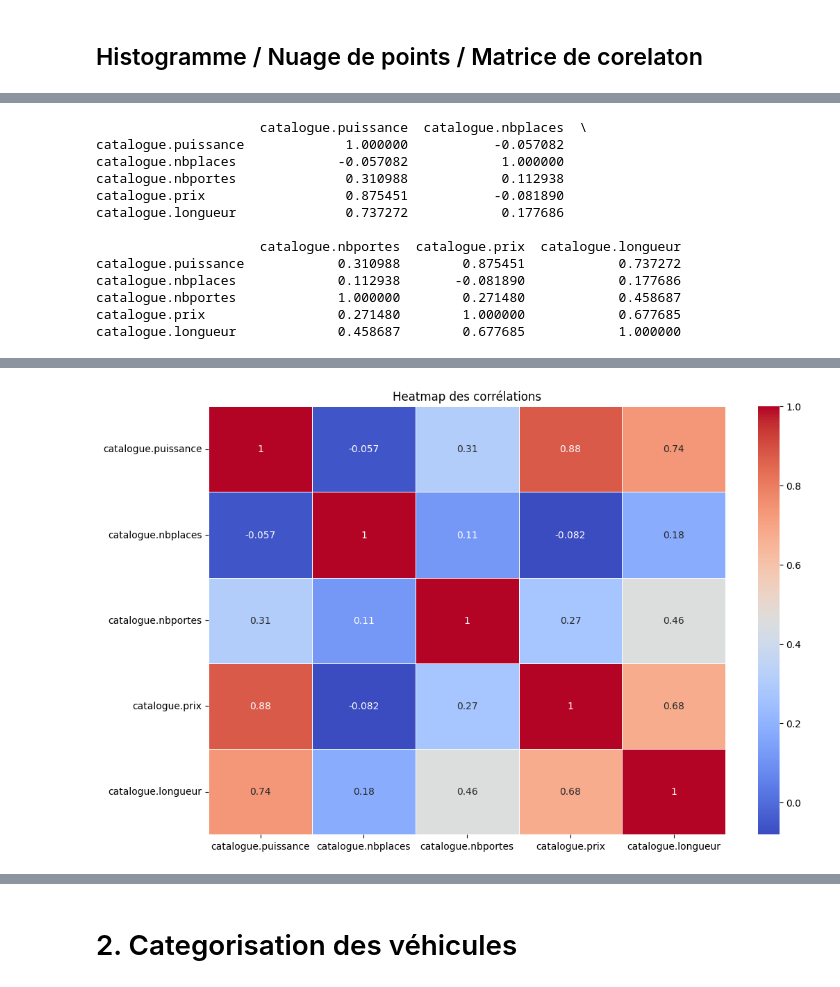
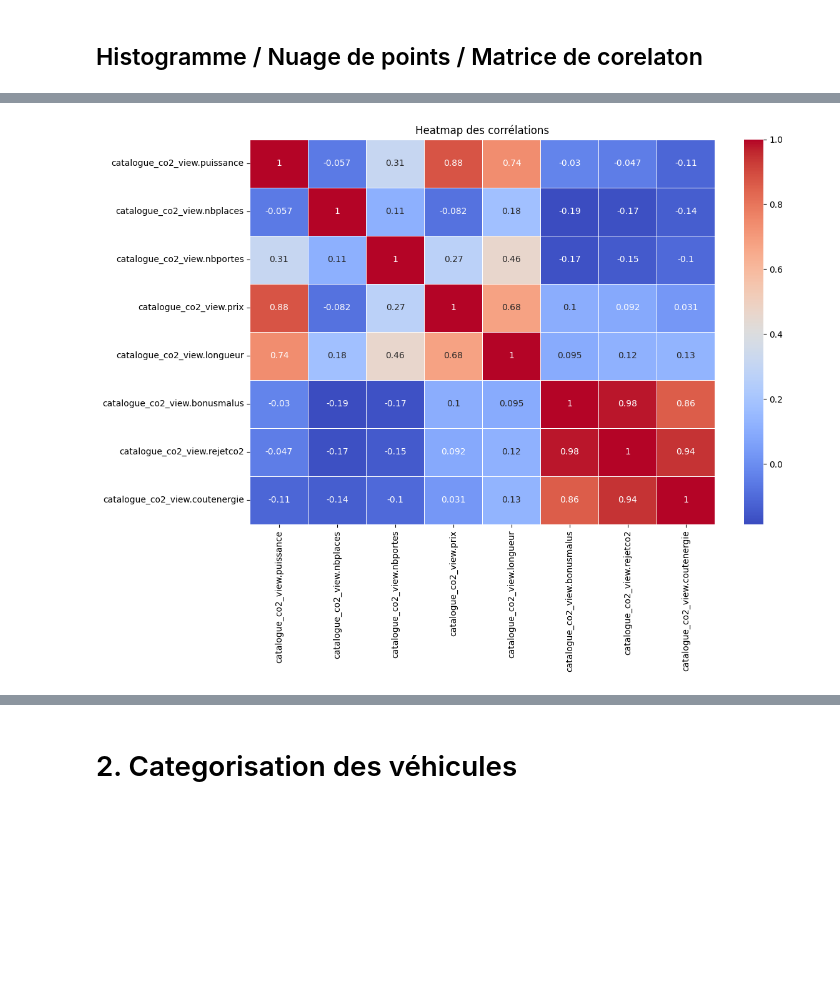
Before and after one commit to FelanaRasata/Projet-Big-Data-Analytics, a Jupyter notebook: python/analyse_sujet.ipynb, the cells around one changed output, grey strips where cells are left out. Saved outputs shown, nothing was run; the diff lists cells and outputs as text; code cells hidden in the pictures; blank space fills up the shorter version.

```diff
--- a/python/analyse_sujet.ipynb
+++ b/python/analyse_sujet.ipynb
@@ -34,5 +35,5 @@ cursor = conn.cursor()
 # %%
-def findAll(table):
+def findAll(table) :
     # Exécuter une requête pour récupérer les données de la table "catalogue"
     query = "SELECT * FROM " + table
     cursor.execute(query)
@@ -43,14 +44,13 @@ def findAll(table):
     # Récupérer les noms des colonnes
     columns = [desc[0] for desc in cursor.description]
     df = pd.DataFrame(data, columns=columns)
-    print("Select all ", table)
+    print("Select all ",table)
 
-    # Afficher les premières lignes du DataFrame
-    print(df.head())
+    display(df.head())
 
     return df
 # %% [markdown]
     - Catalogue
 # %%
-dfCatalogue = findAll("catalogue")
+df_catalogue = findAll("catalogue_co2_view")
 # %% [output]
@@ -255,12 +314,19 @@ Matplotlib created a temporary cache directory at /tmp/matplotlib-53159p3b becau
 # %%
 # Exclure les colonnes non numériques spécifiées
-df = dfCatalogue.copy()
-df['catalogue.longueur'] = df['catalogue.longueur'].map({'très longue': 3, 'longue': 2, 'moyenne': 1, 'courte': 0})
+df = df_catalogue.copy()
 
 # Calcul de la matrice de corrélation
-corr_matrix = df[
-    ['catalogue.puissance', 'catalogue.nbplaces', 'catalogue.nbportes', 'catalogue.prix', 'catalogue.longueur']].corr()
-print(corr_matrix)
+corr_matrix = df[[
+    'catalogue_co2_view.puissance',
+    'catalogue_co2_view.nbplaces',
+    'catalogue_co2_view.nbportes',
+    'catalogue_co2_view.prix',
+    'catalogue_co2_view.longueur',
+    'catalogue_co2_view.bonusmalus',
+    'catalogue_co2_view.rejetco2',
+    'catalogue_co2_view.coutenergie'
+]].corr()
+display(corr_matrix)
 
 # Visualisation de la matrice de corrélation
 plt.figure(figsize=(12, 8))
@@ -268,16 +334,3 @@ sns.heatmap(corr_matrix, annot=True, cmap='coolwarm', linewidths=0.5)
 plt.title('Heatmap des corrélations')
 plt.show()
 # %% [output]
-                     catalogue.puissance  catalogue.nbplaces  \
-catalogue.puissance             1.000000           -0.057082
-catalogue.nbplaces             -0.057082            1.000000
-catalogue.nbportes              0.310988            0.112938
-catalogue.prix                  0.875451           -0.081890
-catalogue.longueur              0.737272            0.177686
-
-                     catalogue.nbportes  catalogue.prix  catalogue.longueur
-catalogue.puissance            0.310988        0.875451            0.737272
-catalogue.nbplaces             0.112938       -0.081890            0.177686
-catalogue.nbportes             1.000000        0.271480            0.458687
-catalogue.prix                 0.271480        1.000000            0.677685
-catalogue.longueur             0.458687        0.677685            1.000000
@@ -284,3 +346,3 @@ catalogue.longueur             0.458687        0.677685            1.000000
-[figure, old version]
+[figure, new version]
 # %%
 # Affichage des histogrammes pour les colonnes numériques
```
Also changed, not shown: parts of 38 cells of this notebook, 14 other files.
